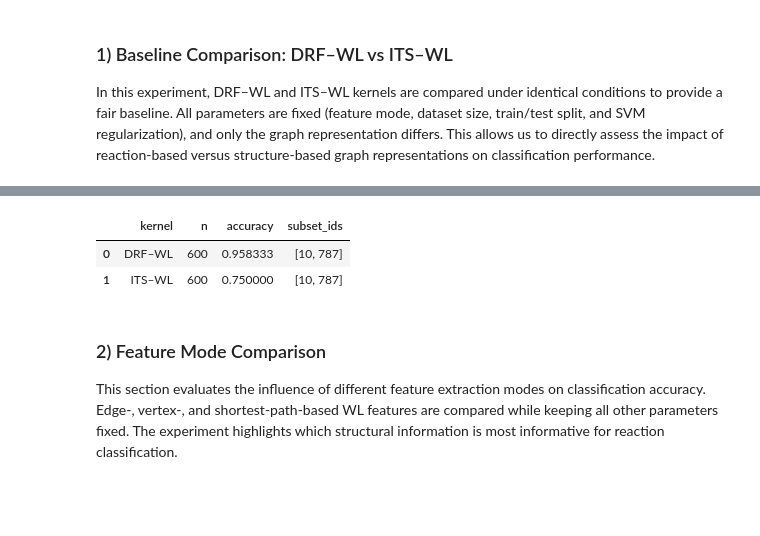
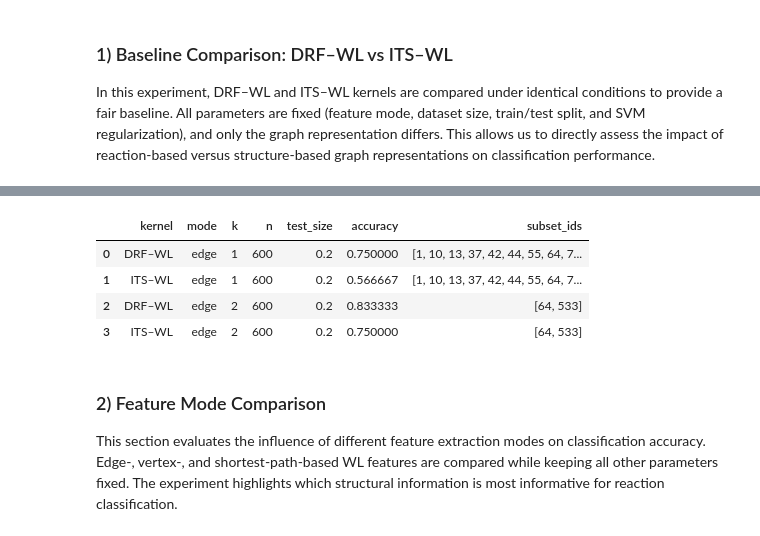
Before and after one commit to PatPatDango/reaction-kernels, a Jupyter notebook: notebooks/wp3.ipynb, the cells around one changed output, grey strips where cells are left out. Cells and saved outputs as stored; diff of their text form; code cells hidden in the pictures; blank space fills up the shorter version.

```diff
--- a/notebooks/wp3.ipynb
+++ b/notebooks/wp3.ipynb
@@ -585,31 +580,50 @@ All parameters are fixed (feature mode, dataset size, train/test split, and SVM
 graph representation differs. This allows us to directly assess the impact of reaction-based versus structure-based
 graph representations on classification performance.
 # %%
-# DRF edge baseline
-res = train_svm_from_precomputed_dir(
-    precomp_dir=DRF_DIRS["edge"],
-    feature_key="drf_wl",
-    subset_ids=subset_ids,
-    n=n, test_size=test_size, C=C, seed=seed,
-    verbose=True,
-)
-add_result(tag="S4_baseline", kernel="DRF–WL", mode="edge",
-           n=n, test_size=test_size, C=C, seed=seed, res=res, subset_ids=subset_ids)
+# =========================
+# Section 4: Baseline (k=1 vs k=2)
+# =========================
+# Wichtig: DATA_DIR, DRF_DIRS, ITS_DIRS musst du vorher definiert haben.
+# results sammelt alle Runs
 
-# ITS edge baseline
-res = train_svm_from_precomputed_dir(
-    precomp_dir=ITS_DIRS["edge"],
-    feature_key="its_wl",
-    subset_ids=subset_ids,
-    n=n, test_size=test_size, C=C, seed=seed,
-    verbose=True,
-)
-add_result(tag="S4_baseline", kernel="ITS–WL", mode="edge",
-           n=n, test_size=test_size, C=C, seed=seed, res=res, subset_ids=subset_ids)
+# Global settings
+C = 1.0
+seed = 42
+test_size = 0.2
+n = 600
+
+for k in [1, 2]:
+    opt1 = make_option1_soft_shared_k_classes_config(
+        drf_edge_dir=DRF_DIRS["edge"],
+        its_edge_dir=ITS_DIRS["edge"],
+        k=k,
+        take_subsets=30,     # nimm viele
+        min_per_class=10,    # realistischer als 20
+        ref_scan=120,        # nicht zu groß
+    )
+    subset_ids = opt1["subset_ids"]
+    print(f"\n[k={k}] chosen subsets:", subset_ids[:10], " ... total:", len(subset_ids))
+
+    # DRF baseline (edge)
+    res = train_svm_from_precomputed_dir(
+        precomp_dir=DRF_DIRS["edge"],
+        feature_key="drf_wl",
+        subset_ids=subset_ids,
+        n=n, test_size=test_size, C=C, seed=seed,
+        verbose=False,
+    )
+    add_result("S4_baseline", "DRF–WL", "edge", n, test_size, C, seed, res, subset_ids=subset_ids, k=k)
+
+    # ITS baseline (edge)
+    res = train_svm_from_precomputed_dir(
+        precomp_dir=ITS_DIRS["edge"],
+        feature_key="its_wl",
+        subset_ids=subset_ids,
+        n=n, test_size=test_size, C=C, seed=seed,
+        verbose=False,
+    )
+    add_result("S4_baseline", "ITS–WL", "edge", n, test_size, C, seed, res, subset_ids=subset_ids, k=k)
 
 df_results = pd.DataFrame(results)
-display(
-    df_results[df_results["tag"]=="S4_baseline"][["kernel","n","accuracy","subset_ids"]]
-    .sort_values(["kernel","n"])
-)
+df_results[df_results["tag"]=="S4_baseline"][["kernel","mode","k","n","test_size","accuracy","subset_ids"]].sort_values(["k","kernel"])
 # %% [output]
@@ -633,6 +633,8 @@ weighted avg       0.82      0.75      0.73        24
-|  | kernel | n | accuracy | subset_ids |
-| 0 | DRF–WL | 600 | 0.958333 | [10, 787] |
-| 1 | ITS–WL | 600 | 0.750000 | [10, 787] |
+|  | kernel | mode | k | n | test_size | accuracy | subset_ids |
+| 0 | DRF–WL | edge | 1 | 600 | 0.2 | 0.750000 | [1, 10, 13, 37, 42, 44, 55, 64, 7... |
+| 1 | ITS–WL | edge | 1 | 600 | 0.2 | 0.566667 | [1, 10, 13, 37, 42, 44, 55, 64, 7... |
+| 2 | DRF–WL | edge | 2 | 600 | 0.2 | 0.833333 | [64, 533] |
+| 3 | ITS–WL | edge | 2 | 600 | 0.2 | 0.750000 | [64, 533] |
 # %% [markdown]
 ### 2) Feature Mode Comparison
 
```
Also changed, not shown: parts of 16 cells of this notebook, 4 other files.
